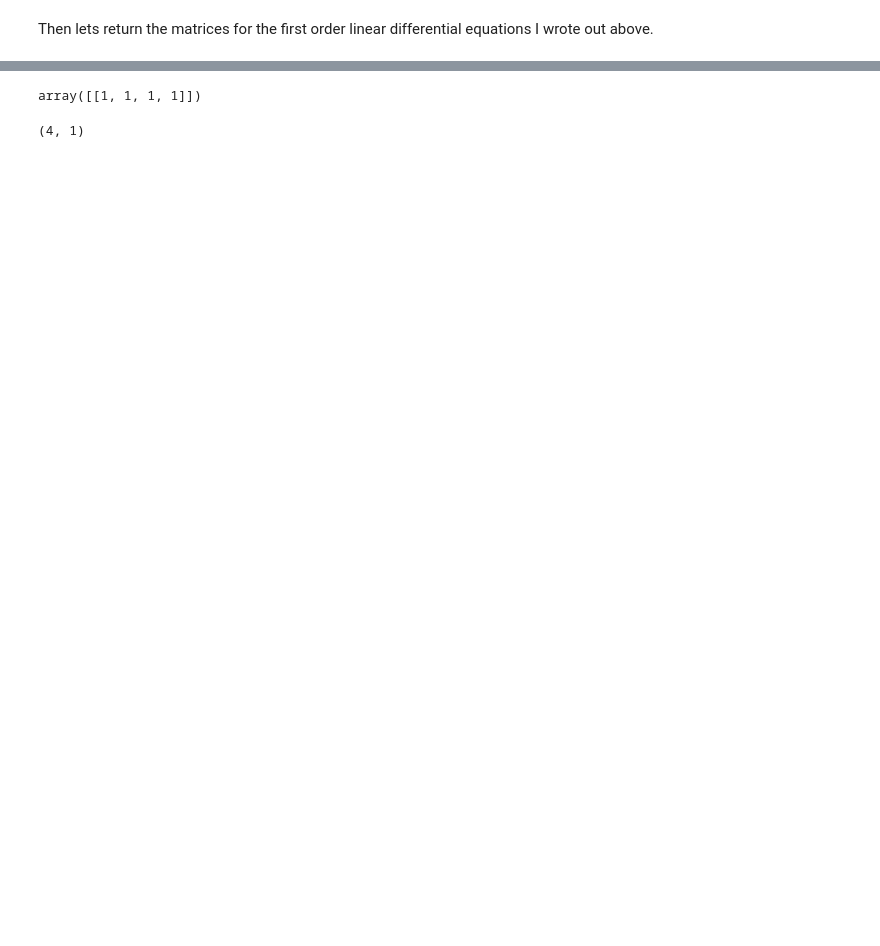
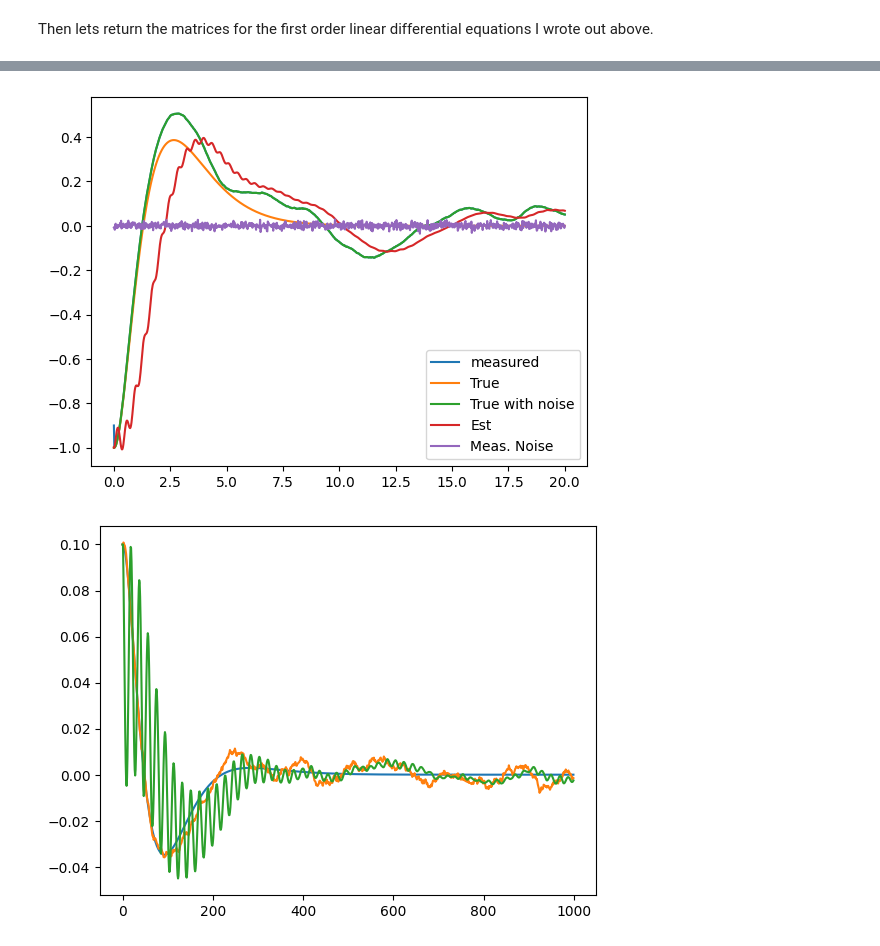
Before and after one commit to paxtonsc/inverted-pendulum-project, a Jupyter notebook: inverted_pendulm.ipynb, the cells around one changed output, grey strips where cells are left out. Saved outputs shown, nothing was run; the diff lists cells and outputs as text; code cells hidden in the pictures; blank space fills up the shorter version.

Commit message:
does the error covariance change with time?

```diff
--- a/inverted_pendulm.ipynb
+++ b/inverted_pendulm.ipynb
@@ -173,7 +173,7 @@ def get_matrices_A_B(M, m, g, l):
 
     return A, B
 # %%
-def u(x, K):
+def u_func(x, K):
     """
     Proportional control.
 
@@ -183,10 +183,10 @@ def u(x, K):
     return - K @ x
 
 def dxdt(x, _, K):
-    return dxdt_nonlinear(x, _, u(x, K))
+    return dxdt_nonlinear(x, _, u_func(x, K))
 
 def dxdt_linear(x, _, u, omega=np.zeros(4)):
-    dxdt = A @ x.reshape(4,1) + B @ u.reshape((1,1))
+    dxdt = A @ x.reshape(4,1) + B @ u.reshape((1,1)) + omega.reshape(4,1)
 
     return dxdt.reshape(4)
 
@@ -630,7 +630,7 @@ $$
 O = \begin{bmatrix} C \\ C A \\ CA^2 \\ .. \\ CA^{n-1} \end{bmatrix}
 $$
 # %%
-C = np.array([[1, 1, 1, 1 ]])
+C = np.array([1, 1, 1, 1]).reshape(1,4)
 
 print(f"If we can observe only x1 at all time steps, then the system is fully observable as the rank of the observability matrix is {np.linalg.matrix_rank(control.obsv(A, C))}.")
 # %% [output]
@@ -640,12 +640,16 @@ If we can observe only x1 at all time steps, then the system is fully observable
 First, lets calculate the Kalman gain using the LQR method we used to calculate the proportional response matrix above.
 # %%
 Vd = np.eye(4) * 0.01 # disturbance covariance
-Vn = 0.01 # measurement noise covariance
+Vn = 0.1 # measurement noise covariance
 
 print(f"A shape {A.shape}")
 print(f"C shape {C.shape}")
 
-Kf, _, _ = control.lqe(A, np.eye(4), C, Vd, Vn)
+Kf, _, _ = control.lqr(A.T, C.T, Vd, Vn)
+
+Kf = Kf.reshape(4,1)
+
+print(f"Kf shape {Kf.shape}")
 
 print(f"The eigenvalues of A - Kf C : {np.linalg.eig(A - Kf @ C)[0]}")
 # %% [output]
@@ -761,4 +742,7 @@ def run_cart_sim():
 # %%
-t = np.linspace(0, 10, 1000)
+t = np.linspace(0, 20, 1000)
 
-X_true, X_true_with_noise, X_est, y, u = run_cart_sim()
+X_true, X_true_with_noise, X_est, y, u, omegas = run_cart_sim()
+
+y.shape
+X_true.shape
@@ -790,8 +751,19 @@ plt.show()
-# %%
-C
-# %% [output]
-array([[1, 1, 1, 1]])
-# %%
-Kf.shape
-# %% [output]
-(4, 1)
+# %%
+plt.plot(t, y, label="measured")
+plt.plot(t, X_true[0,:], label="True")
+plt.plot(t, X_true_with_noise[0,:], label="True with noise")
+plt.plot(t, X_est[0,:], label="Est")
+plt.plot(t, omegas[:,4], label="Meas. Noise")
+plt.legend()
+plt.show()
+
+plt.plot(np.arange(X_true.shape[1]), X_true[2,:], label="True")
+plt.plot(np.arange(X_true.shape[1]), X_true_with_noise[2,:], label="True with noise")
+plt.plot(np.arange(X_true.shape[1]), X_est[2,:], label="Est")
+plt.show()
+
+plt.plot(t, y)
+plt.show()
+# %% [output]
+[figure, added]
+[figure, added]
```
Also changed, not shown: parts of 8 cells of this notebook.
